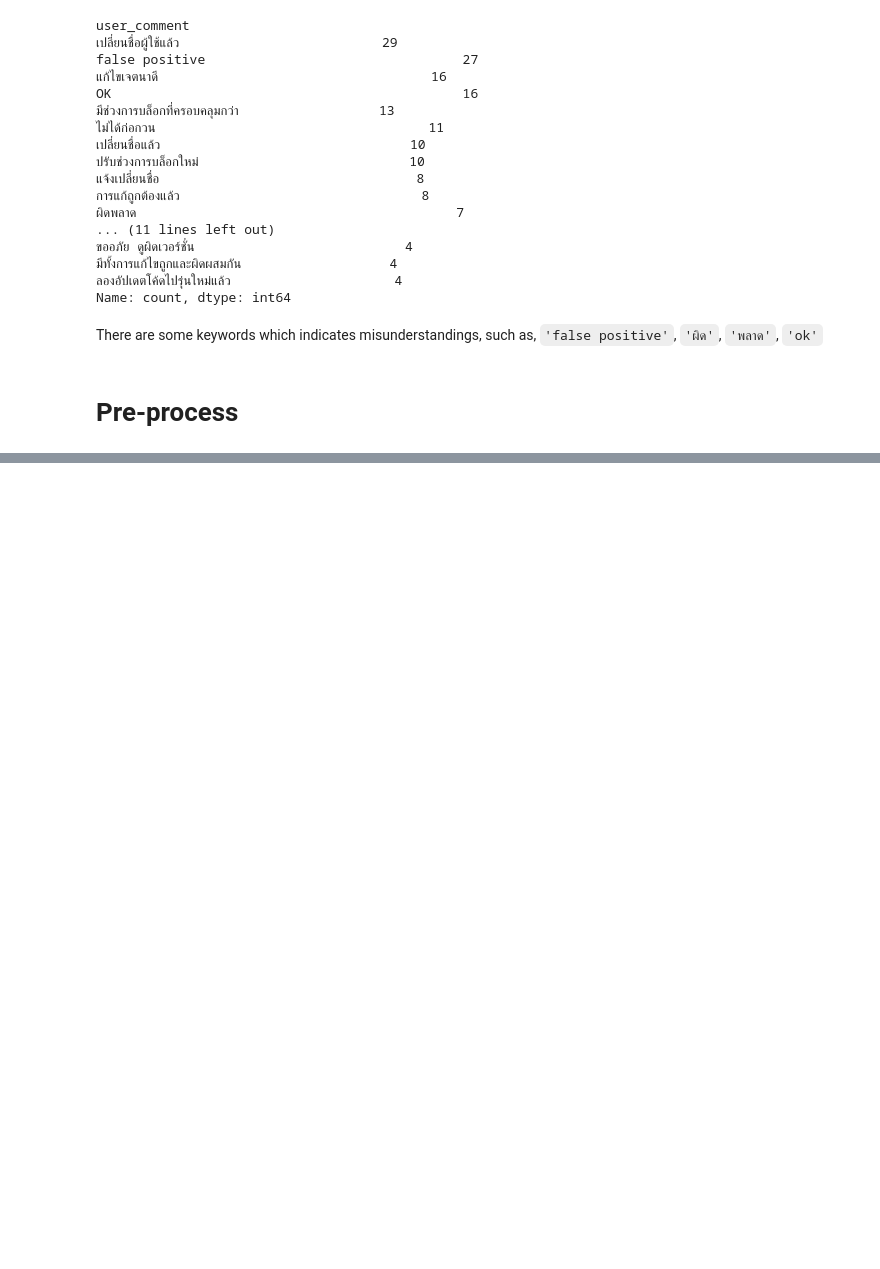
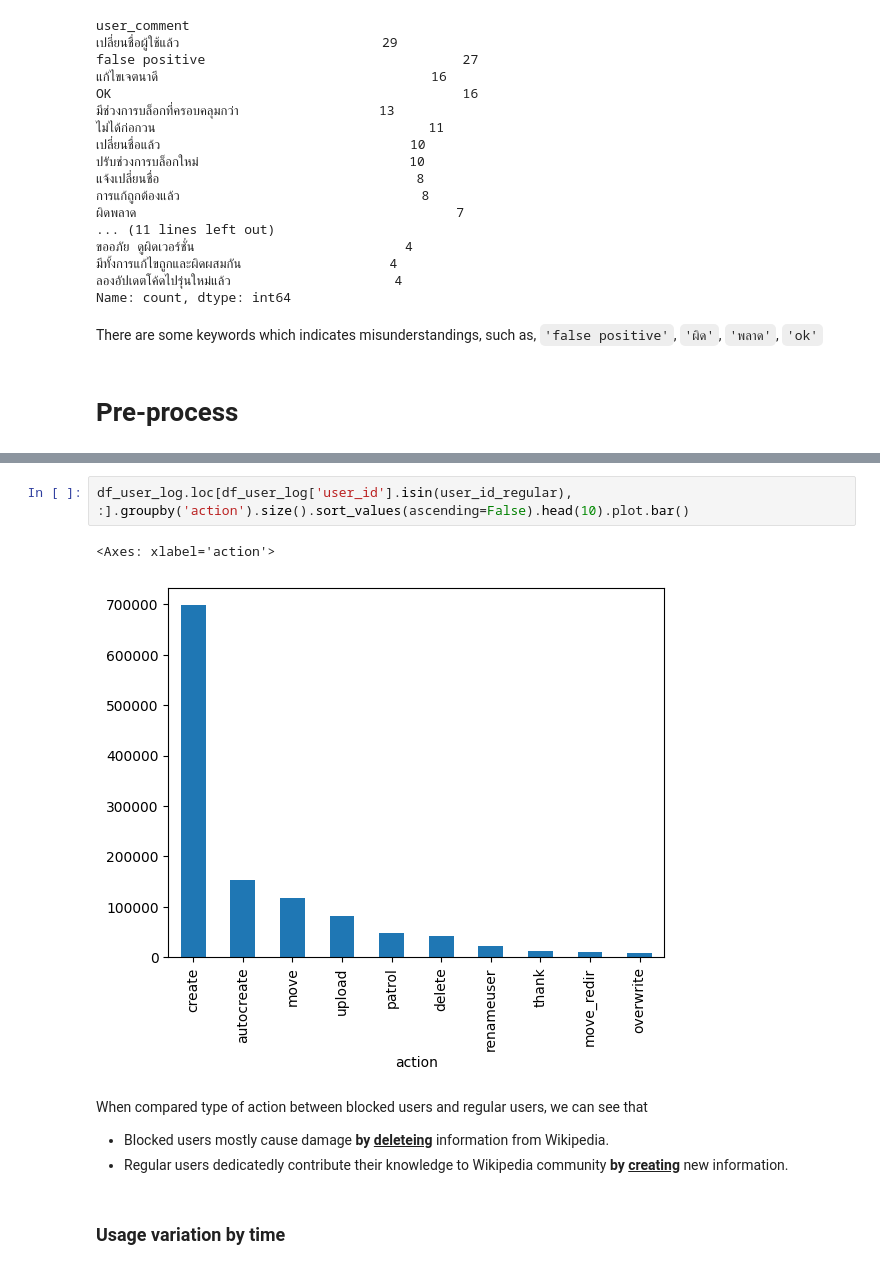
Before and after one commit to KunutBoon/wikimedia, a Jupyter notebook: notebooks/Data Pre-Processing.ipynb, the cells around one changed output, grey strips where cells are left out. Drawn from its saved outputs; the diff is of its cells as text; blank space fills up the shorter version.

```diff
--- a/notebooks/Data Pre-Processing.ipynb
+++ b/notebooks/Data Pre-Processing.ipynb
@@ -337,0 +439,11 @@ pd.merge_asof( df2, df1, on='datetime', tolerance=pd.Timedelta('1s') )
+# %%
+df_user_log.loc[df_user_log['user_id'].isin(user_id_regular), :].groupby('action').size().sort_values(ascending=False).head(10).plot.bar()
+# %% [output]
+<Axes: xlabel='action'>
+[figure, added]
+# %% [markdown]
+When compared type of action between blocked users and regular users, we can see that
+- Blocked users mostly cause damage <b>by <u>deleteing</u></b> information from Wikipedia.
+- Regular users dedicatedly contribute their knowledge to Wikipedia community <b>by <u>creating</u></b> new information.
+# %% [markdown]
+### Usage variation by time
```
Also changed, not shown: parts of 52 cells of this notebook.
